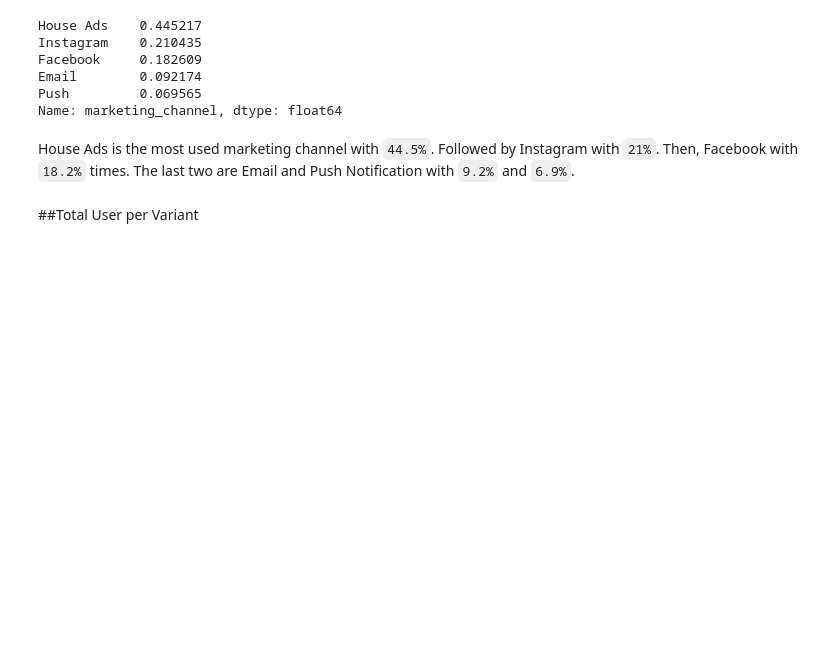
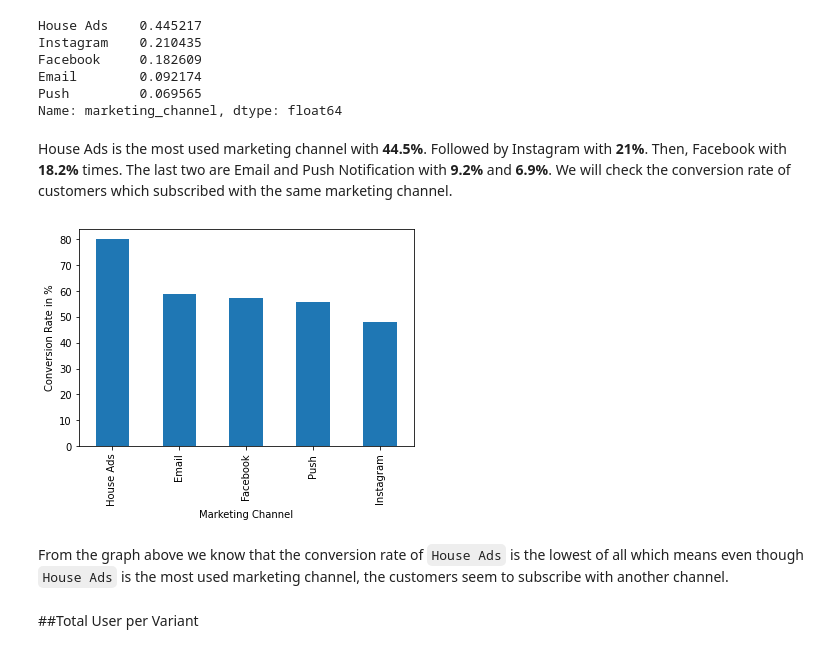
Before and after one commit to mhmmdmin/Assignment, a Jupyter notebook: Muhammad_Amin_Case_Study_A_B_Testing.ipynb, the cells around one changed output. Drawn from its saved outputs; the diff is of its cells as text; code cells hidden in the pictures; blank space fills up the shorter version.

```diff
--- a/Muhammad_Amin_Case_Study_A_B_Testing.ipynb
+++ b/Muhammad_Amin_Case_Study_A_B_Testing.ipynb
@@ -202,7 +210,15 @@ Email        0.092174
 Push         0.069565
 Name: marketing_channel, dtype: float64
 # %% [markdown]
-House Ads is the most used marketing channel with `44.5%`. Followed by Instagram with `21%`. Then, Facebook with `18.2%` times. The last two are Email and Push Notification with `9.2%` and `6.9%`.
+House Ads is the most used marketing channel with **44.5%**. Followed by Instagram with **21%**. Then, Facebook with **18.2%** times. The last two are Email and Push Notification with **9.2%** and **6.9%**. We will check the conversion rate of customers which subscribed with the same marketing channel.
+# %%
+(raw_data.groupby('subscribing_channel')['conversion'].mean()*100).sort_values(ascending = False).plot(kind = 'bar')
+plt.ylabel('Conversion Rate in %')
+plt.xlabel('Marketing Channel');
+# %% [output]
+[figure, added]
+# %% [markdown]
+From the graph above we know that the conversion rate of `House Ads` is the lowest of all which means even though `House Ads` is the most used marketing channel, the customers seem to subscribe with another channel.
 # %% [markdown]
 ##Total User per Variant
 # %%
```
Also changed, not shown: parts of 14 cells of this notebook.
